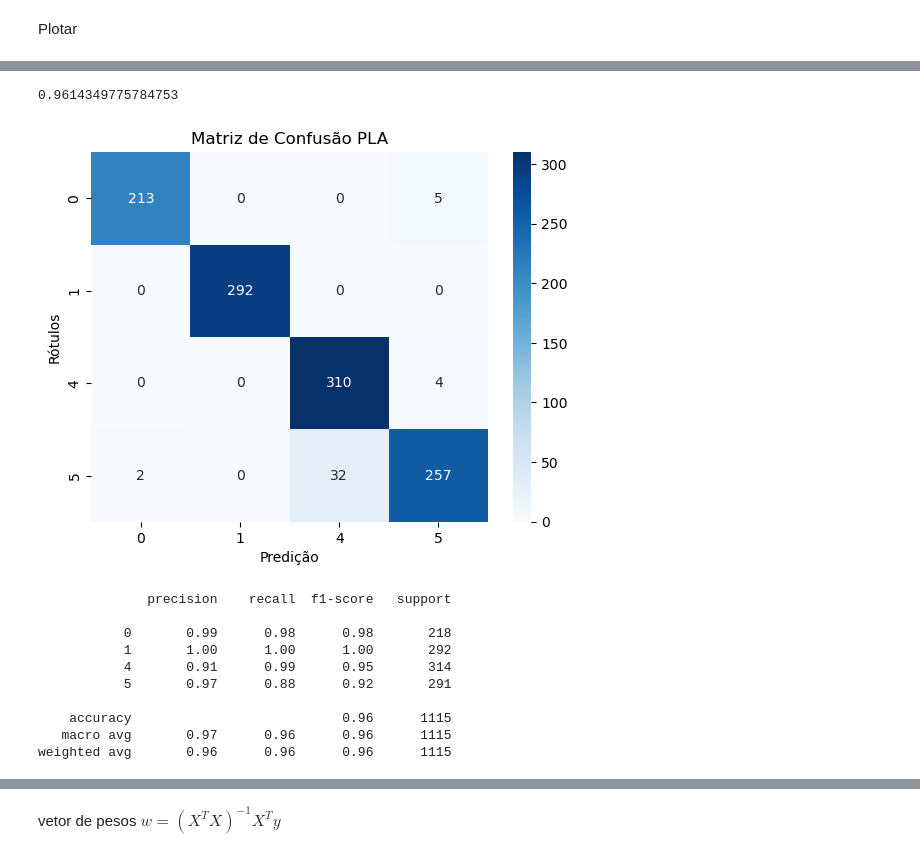
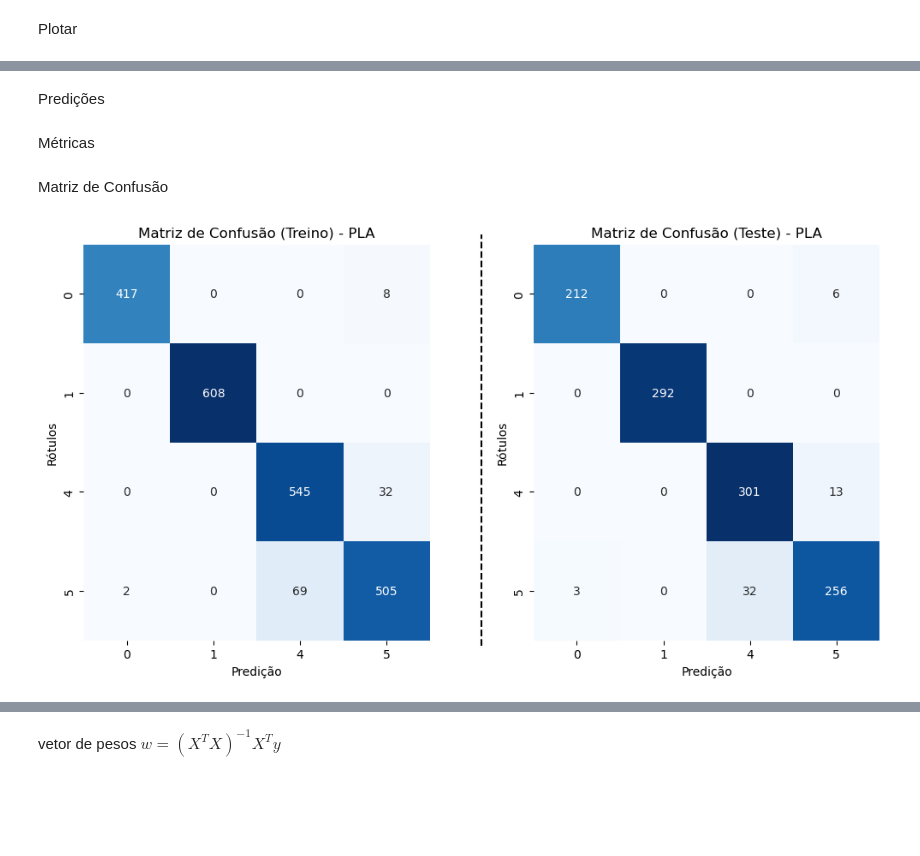
Before and after one commit to adriel1ft/reconhecimento_padroes, a Jupyter notebook: 1xtodos_adriel.ipynb, the cells around one changed output, grey strips where cells are left out. Saved outputs shown, nothing was run; the diff lists cells and outputs as text; code cells hidden in the pictures; blank space fills up the shorter version.

```diff
--- a/1xtodos_adriel.ipynb
+++ b/1xtodos_adriel.ipynb
@@ -271,4 +237,6 @@ def f(x):
         return 4
     else:
         return 5
+# %% [markdown]
+Predições
 # %%
@@ -276,31 +245,39 @@ predictions_PLA = [f(x) for x in X_test]
-# %%
-accuracy_score(y_test, predictions_PLA)
-# %% [output]
-0.9614349775784753
-# %%
-cm = confusion_matrix(y_test, predictions_PLA)
-sns.heatmap(cm, annot=True, fmt='d', cmap='Blues',
-            xticklabels=['0','1','4','5'],
-            yticklabels=['0','1','4','5'])
-plt.xlabel('Predição')
-plt.ylabel('Rótulos')
-plt.title('Matriz de Confusão PLA')
-plt.show()
-# %% [output]
-[figure, removed]
-# %%
-print(classification_report(y_test, predictions_PLA))
-# %% [output]
-              precision    recall  f1-score   support
-
-           0       0.99      0.98      0.98       218
-           1       1.00      1.00      1.00       292
-           4       0.91      0.99      0.95       314
-           5       0.97      0.88      0.92       291
-
-    accuracy                           0.96      1115
-   macro avg       0.97      0.96      0.96      1115
-weighted avg       0.96      0.96      0.96      1115
+# %% [markdown]
+Métricas
+# %% [markdown]
+Matriz de Confusão
+# %%
+cm_train = confusion_matrix(y_train_initial, predictions_PLA_train)
+
+fig, ax = plt.subplots(1, 2, figsize=(12, 6))
+
+sns.heatmap(cm_train, ax = ax[0], annot=True, fmt='d', cmap='Blues', cbar = False,
+            xticklabels=['0','1','4','5'],
+            yticklabels=['0','1','4','5'])
+ax[0].set_xlabel('Predição')
+ax[0].set_ylabel('Rótulos')
+ax[0].set_title('Matriz de Confusão (Treino) - PLA')
+
+
+
+
+cm_teste = confusion_matrix(y_test, predictions_PLA_test)
+sns.heatmap(cm_teste, ax = ax[1], annot=True, fmt='d', cmap='Blues', cbar = False,
+            xticklabels=['0','1','4','5'],
+            yticklabels=['0','1','4','5'])
+ax[1].set_xlabel('Predição')
+ax[1].set_ylabel('Rótulos')
+ax[1].set_title('Matriz de Confusão (Teste) - PLA')
+
+plt.subplots_adjust(wspace=0.3)
+
+# Adicionando uma linha vertical entre os dois subplots
+line_x = (ax[0].get_position().x1 + ax[1].get_position().x0) / 2
+fig.add_artist(plt.Line2D([line_x, line_x], [0.1, 0.9], color='black', linestyle='--'))
+
+plt.show()
+# %% [output]
+[figure, added]
 # %%
 from sklearn.metrics import precision_recall_curve
 
```
Also changed, not shown: parts of 16 cells of this notebook.
